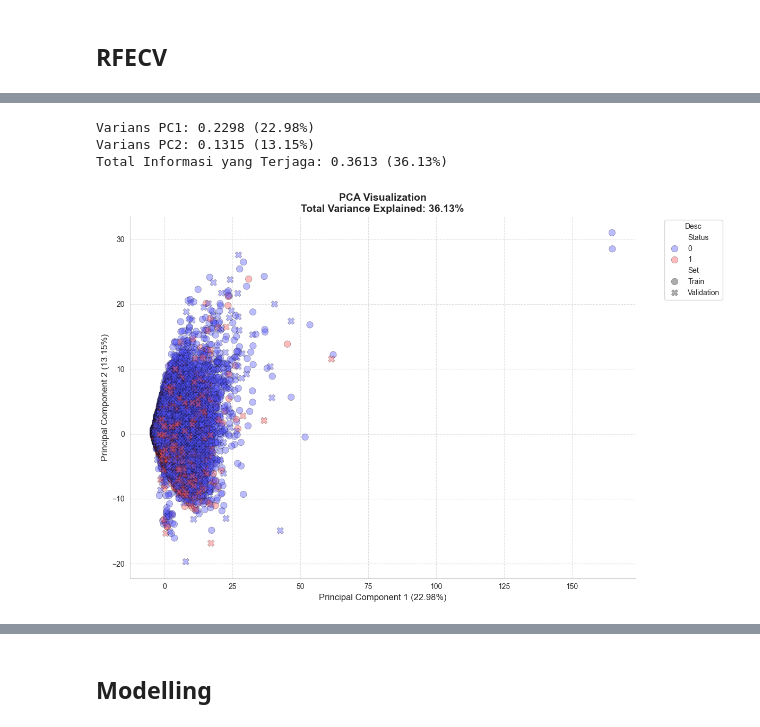
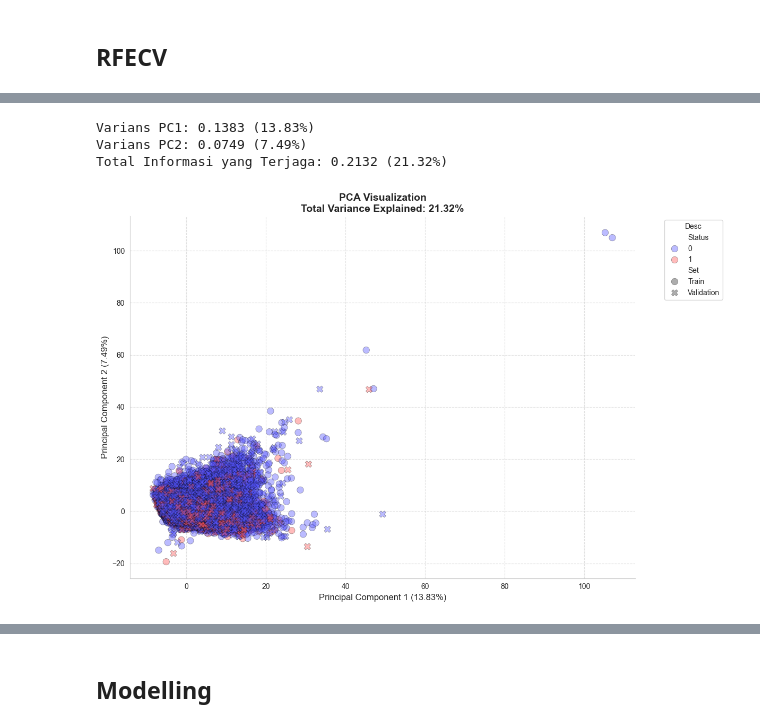
Before and after one commit to irfanbudianto/LGBM_vs_XGB, a Jupyter notebook: LGBM_vs_XGB_on_imbalance_data.ipynb, the cells around one changed output, grey strips where cells are left out. Saved outputs shown, nothing was run; the diff lists cells and outputs as text; code cells hidden in the pictures.

```diff
--- a/LGBM_vs_XGB_on_imbalance_data.ipynb
+++ b/LGBM_vs_XGB_on_imbalance_data.ipynb
@@ -110,20 +111,20 @@ skor = 90
 
 param_lgbm = {
     'objective': 'binary',
-    'learning_rate': 0.01,
-    'importance_type': 'gain', # Sesuai kebutuhan seleksi fitur Anda
-    'n_jobs': -1,             # Gunakan seluruh core CPU
+    # 'learning_rate': 0.01,
+    'importance_type': 'gain',
+    'n_jobs': -1,
     'random_state': 42,
-    'verbosity': -1           # Menghilangkan pesan log yang tidak perlu
+    'verbosity': -1,
 }
 
 param_xgb = {
     'objective': 'binary:logistic',
-    'learning_rate': 0.01,
-    'tree_method': 'hist',        # Wajib untuk data besar (>1 juta baris)
-    'importance_type': 'gain',    # Konsistensi dengan metode seleksi fitur Anda
+    # 'learning_rate': 0.01,
+    'tree_method': 'hist',
+    'importance_type': 'gain',
     'n_jobs': -1,
-    'random_state': 42
+    'random_state': 42,
 }
 
 scoring_metrics = ['accuracy', 'precision', 'recall', 'f1', 'average_precision', 'roc_auc']
@@ -400,7 +401,7 @@ def iterative_feature_selection_optimized(X, y, threshold, sample_size=0.5):
 X = df.drop('loan_status', axis=1)
 y = df['loan_status']
 
-X_final, dropped_list = iterative_feature_selection_optimized(X, y, threshold=0.9, sample_size=0.5)
+X_final, dropped_list = iterative_feature_selection_optimized(X, y, threshold=threshold, sample_size=0.5)
 # %% [output]
 Sampling 50.0% data for feature selection...
 Calculate Initial Feature Importance (Gain)...
@@ -632,8 +621,8 @@ selected_features[:9]
 pca = PCA(n_components=2)
 
 # 2. Fit on training data and transform
-X_train_pca = pca.fit_transform(X_train_scaled[selected_features].values)
-X_val_pca = pca.transform(X_val_scaled[selected_features].values)
+X_train_pca = pca.fit_transform(X_train_scaled.values)
+X_val_pca = pca.transform(X_val_scaled.values)
 
 # 3. Explained Variance Ratio Check
 varians_pc1 = pca.explained_variance_ratio_[0]
@@ -654,34 +643,34 @@ df_pca_val['Status'] = y_val.values
 df_pca_val['Set'] = 'Validation'
 
 df_pca_combined = pd.concat([df_pca_train, df_pca_val], ignore_index=True)
 
 # 5. Visualization
 plt.figure(figsize=(12, 8))
 
 sns.scatterplot(
     # data=df_pca_combined.sample(300000, random_state=42),
     data=df_pca_combined,
     x='PC1',
     y='PC2',
     hue='Status',
     style='Set',
     palette='seismic',
     alpha=0.4,
     s=80,
     edgecolor='k',
     linewidth=0.5
 )
 
 plt.title(f'PCA Visualization\nTotal Variance Explained: {total_varians*100:.2f}%', fontsize=14, fontweight='bold')
 plt.xlabel(f'Principal Component 1 ({varians_pc1*100:.2f}%)', fontsize=12)
 plt.ylabel(f'Principal Component 2 ({varians_pc2*100:.2f}%)', fontsize=12)
 plt.legend(title='Desc', bbox_to_anchor=(1.05, 1), loc='upper left')
 plt.grid(True, linestyle='--', alpha=0.6)
 sns.despine()
 plt.tight_layout()
 plt.show()
 # %% [output]
-Varians PC1: 0.2298 (22.98%)
-Varians PC2: 0.1315 (13.15%)
-Total Informasi yang Terjaga: 0.3613 (36.13%)
+Varians PC1: 0.1383 (13.83%)
+Varians PC2: 0.0749 (7.49%)
+Total Informasi yang Terjaga: 0.2132 (21.32%)
-[figure, old version]
+[figure, new version]
```
Also changed, not shown: parts of 17 cells of this notebook.
